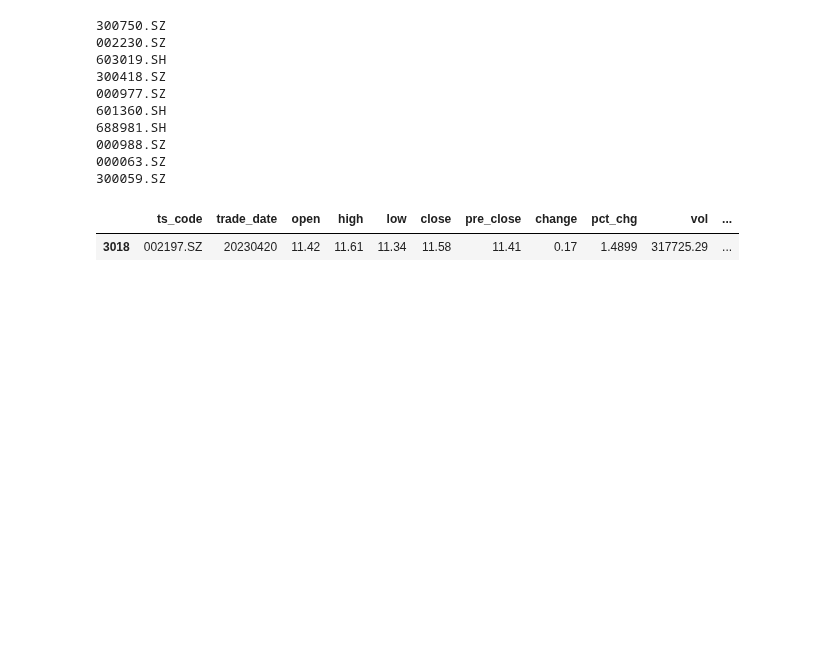
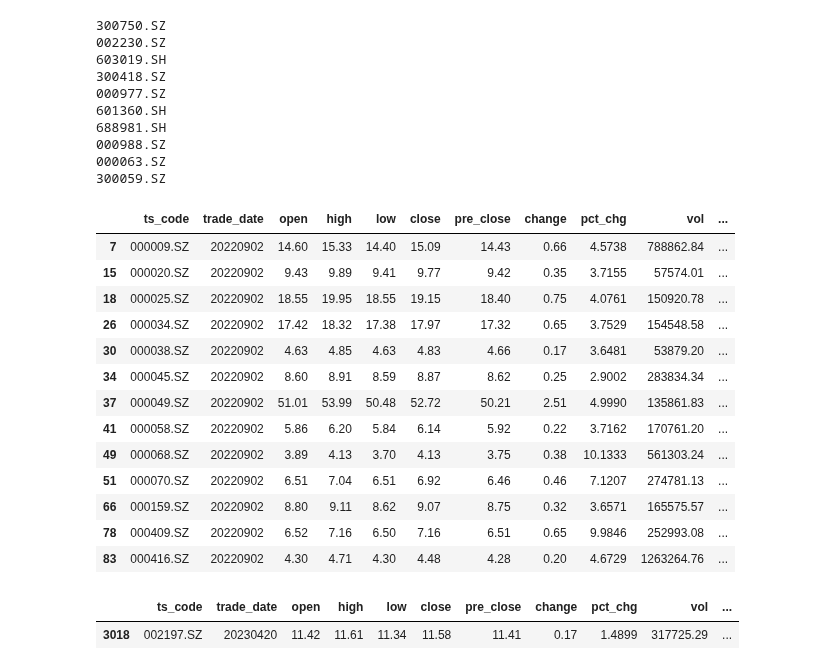
Before and after one commit to whgloveucq/jupyterfiles, a Jupyter notebook: OApractice/stock_study2023.ipynb, the cells around one changed output. Drawn from its saved outputs; the diff is of its cells as text; code cells hidden in the pictures; blank space fills up the shorter version.

```diff
--- a/OApractice/stock_study2023.ipynb
+++ b/OApractice/stock_study2023.ipynb
@@ -51,6 +56,20 @@ def amount_turnover(trade_date,n):
 def get_bakdata(trade_date):
     bak_data=get_source().bak_basic(trade_date=trade_date, fields='trade_date,ts_code,name,industry,pe')
     return bak_data
+##获取日线行情
+def stock_daily(ts_code,start_date,end_date):
+    if ts_code=='NA':
+        df=get_source().daily(trade_date=start_date)
+    else:
+        df=get_source().daily(ts_code=ts_code, start_date=start_date, end_date=end_date)
+    return df
+##寻找股票的
+def stock_condition(stock_collection,condition):
+    return stock_collection.loc[condition]
+
+
+#获取历史行情数据
+
 #股票池细化。
 
 #股票列表数据
@@ -99,3 +132,5 @@ for ts_code in amount_n('20230421',10):
 300059.SZ
 # %%
 #########以下为基本技术的验证############
+# %%
+df_tmp=stock_daily('NA','20220902','20230427').head(100)
@@ -102,3 +141,24 @@ for ts_code in amount_n('20230421',10):
+# %%
+condition = (df_tmp['close']-df_tmp['open'])/df_tmp['open']>0.03
+#获取满足条件的数据
+df_tmp.loc[condition]
+#获取满足条件的行索引
+# df_tmp.loc[condition].index
+# %% [output]
+|  | ts_code | trade_date | open | high | low | close | pre_close | change | pct_chg | vol | ... |
+| 7 | 000009.SZ | 20220902 | 14.60 | 15.33 | 14.40 | 15.09 | 14.43 | 0.66 | 4.5738 | 788862.84 | ... |
+| 15 | 000020.SZ | 20220902 | 9.43 | 9.89 | 9.41 | 9.77 | 9.42 | 0.35 | 3.7155 | 57574.01 | ... |
+| 18 | 000025.SZ | 20220902 | 18.55 | 19.95 | 18.55 | 19.15 | 18.40 | 0.75 | 4.0761 | 150920.78 | ... |
+| 26 | 000034.SZ | 20220902 | 17.42 | 18.32 | 17.38 | 17.97 | 17.32 | 0.65 | 3.7529 | 154548.58 | ... |
+| 30 | 000038.SZ | 20220902 | 4.63 | 4.85 | 4.63 | 4.83 | 4.66 | 0.17 | 3.6481 | 53879.20 | ... |
+| 34 | 000045.SZ | 20220902 | 8.60 | 8.91 | 8.59 | 8.87 | 8.62 | 0.25 | 2.9002 | 283834.34 | ... |
+| 37 | 000049.SZ | 20220902 | 51.01 | 53.99 | 50.48 | 52.72 | 50.21 | 2.51 | 4.9990 | 135861.83 | ... |
+| 41 | 000058.SZ | 20220902 | 5.86 | 6.20 | 5.84 | 6.14 | 5.92 | 0.22 | 3.7162 | 170761.20 | ... |
+| 49 | 000068.SZ | 20220902 | 3.89 | 4.13 | 3.70 | 4.13 | 3.75 | 0.38 | 10.1333 | 561303.24 | ... |
+| 51 | 000070.SZ | 20220902 | 6.51 | 7.04 | 6.51 | 6.92 | 6.46 | 0.46 | 7.1207 | 274781.13 | ... |
+| 66 | 000159.SZ | 20220902 | 8.80 | 9.11 | 8.62 | 9.07 | 8.75 | 0.32 | 3.6571 | 165575.57 | ... |
+| 78 | 000409.SZ | 20220902 | 6.52 | 7.16 | 6.50 | 7.16 | 6.51 | 0.65 | 9.9846 | 252993.08 | ... |
+| 83 | 000416.SZ | 20220902 | 4.30 | 4.71 | 4.30 | 4.48 | 4.28 | 0.20 | 4.6729 | 1263264.76 | ... |
 # %%
 get_source().daily().query("ts_code=='002197.SZ'").head(10)
 # %% [output]
```
Also changed, not shown: parts of 3 cells of this notebook.
